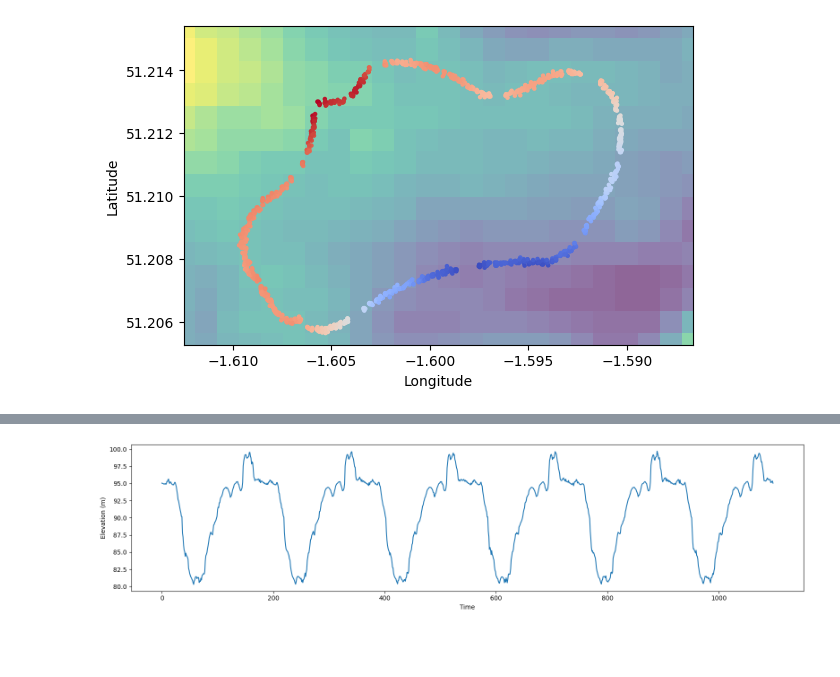
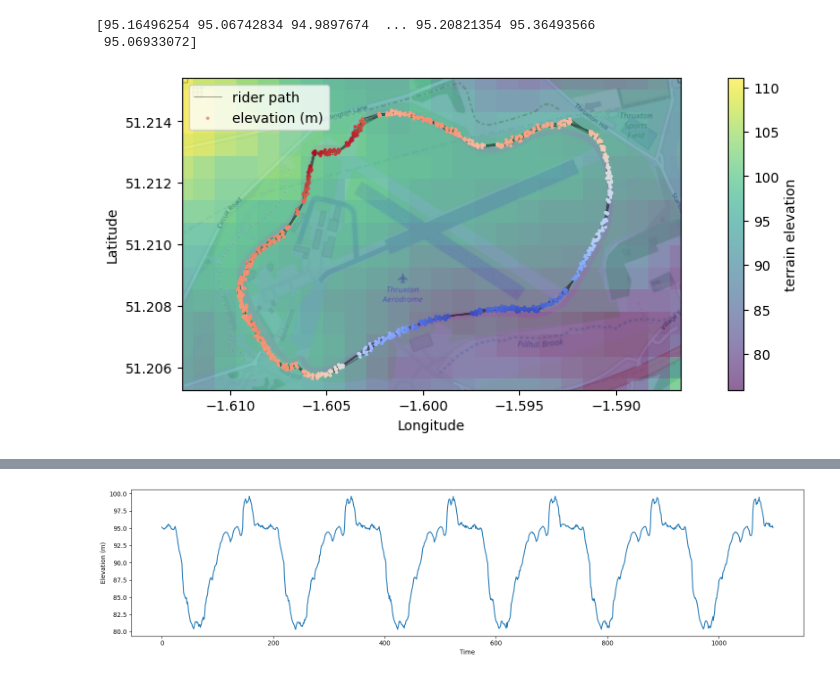
Before and after one commit to jmsplank/mws_elevation, a Jupyter notebook: elevation_interpolation.ipynb, the cells around one changed output, grey strips where cells are left out. Saved outputs shown, nothing was run; the diff lists cells and outputs as text; code cells hidden in the pictures; blank space fills up the shorter version.

```diff
--- a/elevation_interpolation.ipynb
+++ b/elevation_interpolation.ipynb
@@ -179,22 +255,32 @@ Text(0, 0.5, 'Longitude')
 # %%
 # Use Scipy's `interpn` N-Dimensional interpolator to approximate the elevation
 heights = interpn(
-    (grid),                                                     # (x, y) arrays of x and y coordinates
-    np.c_[res].reshape(len(grid[0]), len(grid[1]), order="F"),  # [nx, ny] array of height values
-                                                                #   converted to array and reshaped using
-                                                                #   _Fortran_ style (column-major)
-    jitter.T,                                                   # Sample the interpolated grid at the x,y
-                                                                #   coordinates of each timestamp of ride
-    "cubic",                                                    # Use cubic (smooth, slow) interpolation
-                                                                #   alternatives are linear (jagged, faster)
-                                                                #   and quintic (smoooth, slower)
+    points=(grid),                                                                  # (x, y) arrays of x and y coordinates
+    values=np.c_[elevation_meters].reshape(len(grid[0]), len(grid[1]), order="F"),  # [nx, ny] array of height values
+                                                                                    #   converted to array and reshaped using
+                                                                                    #   Fortran style (column-major)
+    xi=jitter.T,                                                                    # Sample the interpolated grid at the x,y
+                                                                                    #   coordinates of each timestamp of ride
+    method="cubic",                                                                 # Use cubic (smooth, slow) interpolation
+                                                                                    #   alternatives are linear (jagged, faster)
+                                                                                    #   and quintic (smoooth, slower)
 )
 
-fig, ax = plt.subplots(1, figsize=(10, 10 * aspect_ratio))
-plot_elevation(ax, *resize, res, alpha=0.6)
-XX, YY = np.meshgrid(*grid)
-ax.scatter(jitter[0], jitter[1], c=heights, s=5, cmap='coolwarm')
-plt.tight_layout()
-plt.show()
+print(heights)
 # %% [output]
-[figure, removed]
+[95.16496254 95.06742834 94.9897674  ... 95.20821354 95.36493566
+ 95.06933072]
+# %%
+# Plot
+fig, ax = plt.subplots(1, figsize=(10, 10 * aspect_ratio))
+ax.imshow(bg, extent=(coords['W'],coords['E'],coords['S'],coords['N'],)) # type: ignore
+im = plot_elevation(ax, *resize, elevation_meters, alpha=0.6)
+XX, YY = np.meshgrid(*grid)
+ax.plot(jitter[0], jitter[1], c='k', lw=0.5, alpha=0.5, zorder=2, label='rider path')
+ax.scatter(jitter[0], jitter[1], c=heights, s=2, cmap='coolwarm', zorder=3, label='elevation (m)') # type: ignore
+plt.colorbar(im, label='terrain elevation (m)')
+plt.legend()
+plt.tight_layout()
+plt.show()
+# %% [output]
+[figure, added]
```
Also changed, not shown: parts of 18 cells of this notebook, 2 other files.
